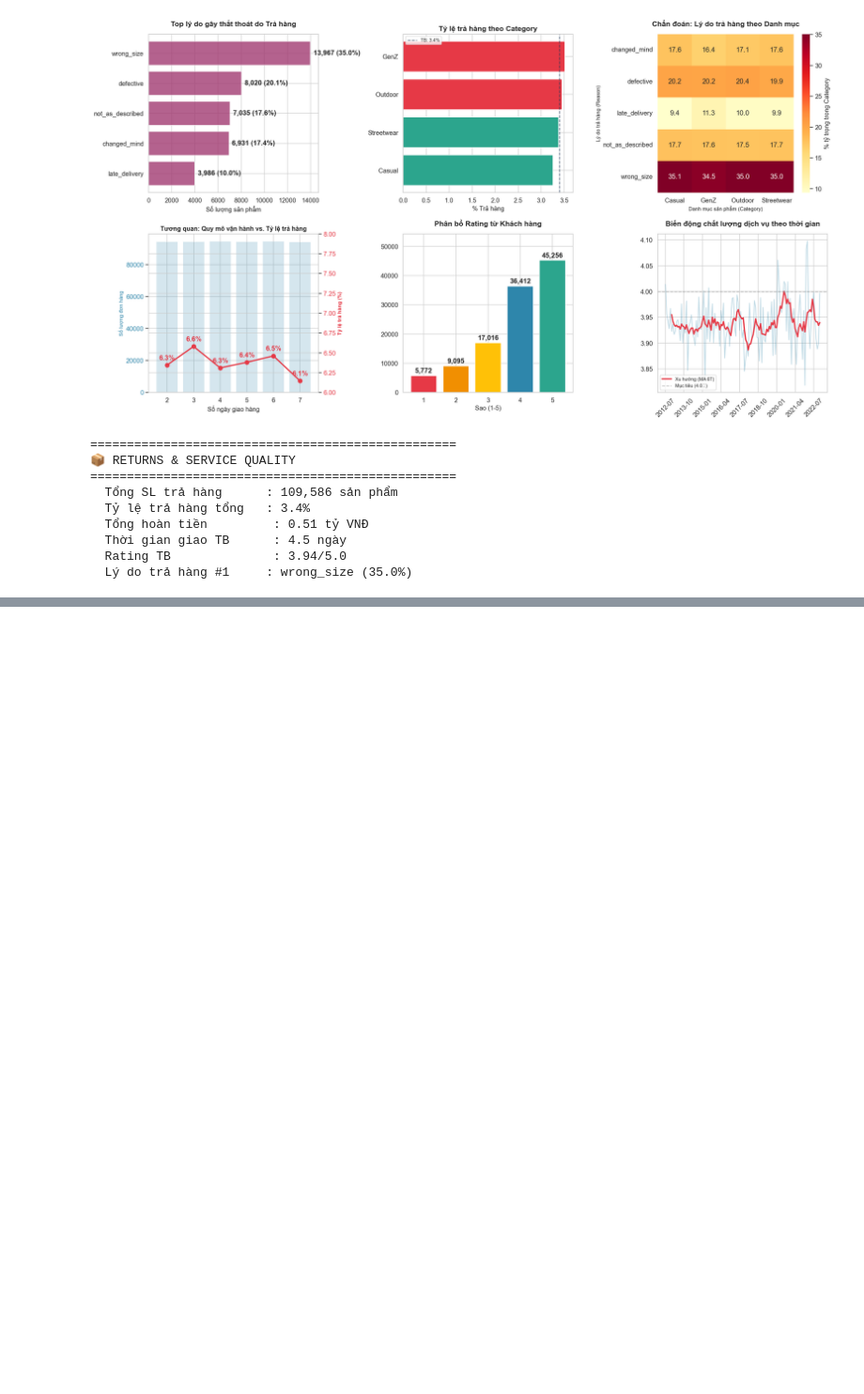
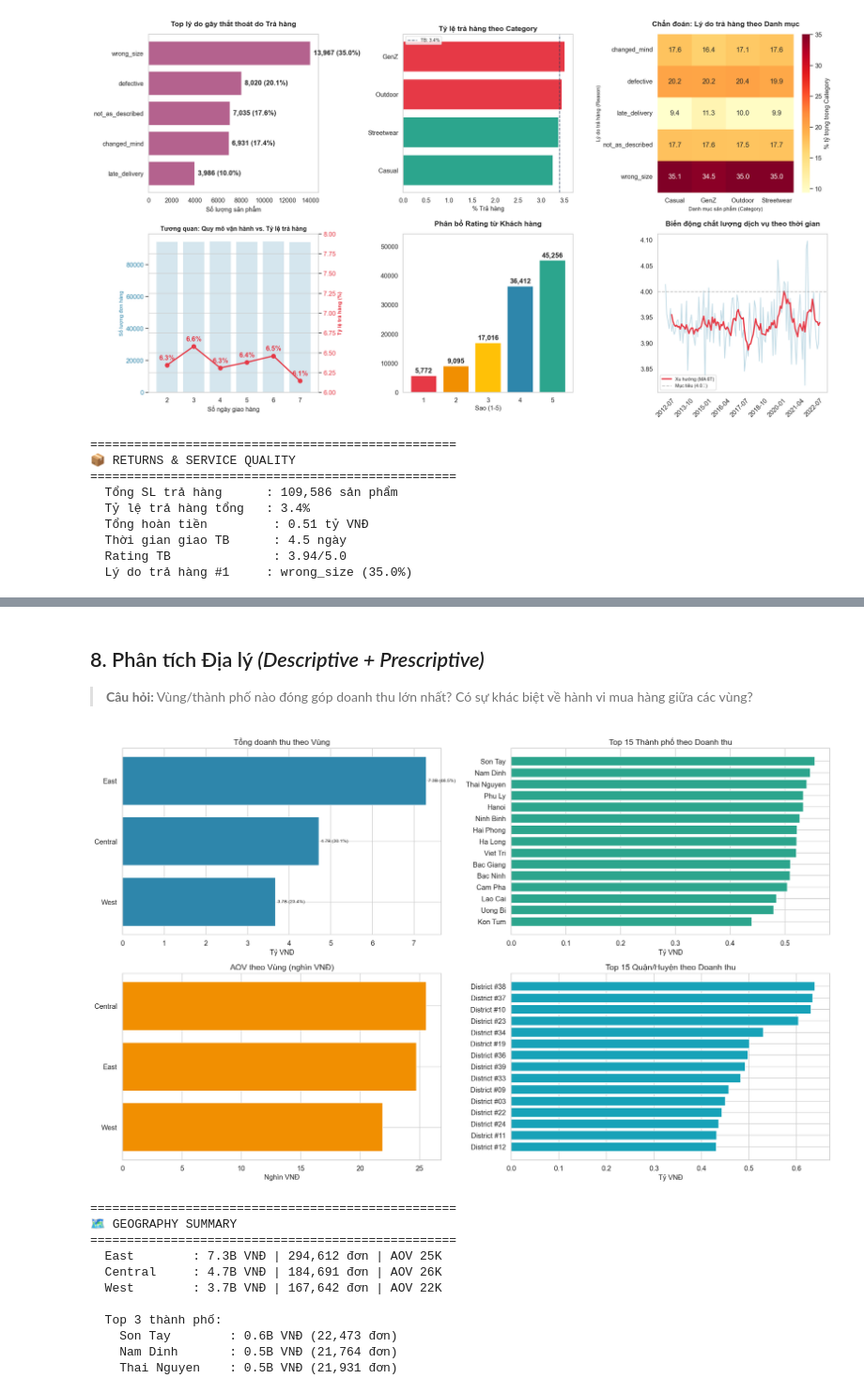
Before and after one commit to trieutienthanh284/Datathon2026, a Jupyter notebook: P2_EDA_Visualization.ipynb, the cells around one changed output, grey strips where cells are left out. Shown at 94% size. Drawn from its saved outputs; the diff is of its cells as text; code cells hidden in the pictures; blank space fills up the shorter version.

```diff
--- a/P2_EDA_Visualization.ipynb
+++ b/P2_EDA_Visualization.ipynb
@@ -328,0 +521,72 @@ print(f"  Lý do trả hàng #1     : {reason_counts.index[0]} ({reason_counts.i
+# %% [markdown]
+## 8. Phân tích Địa lý *(Descriptive + Prescriptive)*
+
+> **Câu hỏi:** Vùng/thành phố nào đóng góp doanh thu lớn nhất? Có sự khác biệt về hành vi mua hàng giữa các vùng?
+# %%
+# Merge orders with geography
+orders_geo = orders.merge(geography, on='zip', how='left')
+orders_geo = orders_geo.merge(payments[['order_id', 'payment_value']], on='order_id', how='left')
+
+fig, axes = plt.subplots(2, 2, figsize=(18, 11))
+
+# 1. Revenue by region
+region_rev = orders_geo.groupby('region')['payment_value'].agg(['sum', 'count', 'mean']).reset_index()
+region_rev = region_rev.sort_values('sum', ascending=True)
+axes[0,0].barh(region_rev['region'], region_rev['sum']/1e9, color=COLORS['primary'], edgecolor='white')
+axes[0,0].set_title('Tổng doanh thu theo Vùng')
+axes[0,0].set_xlabel('Tỷ VNĐ')
+for i, row in region_rev.iterrows():
+    axes[0,0].text(row['sum']/1e9 + 0.05, region_rev.index.get_loc(i),
+                   f"{row['sum']/1e9:.1f}B ({row['sum']/region_rev['sum'].sum()*100:.1f}%)",
+                   va='center', fontsize=8)
+
+# 2. Top 15 cities by revenue
+city_rev = orders_geo.groupby('city')['payment_value'].agg(['sum', 'count', 'mean']).reset_index()
+city_rev = city_rev.sort_values('sum', ascending=False).head(15)
+city_rev = city_rev.sort_values('sum', ascending=True)
+axes[0,1].barh(city_rev['city'], city_rev['sum']/1e9, color=COLORS['success'], edgecolor='white')
+axes[0,1].set_title('Top 15 Thành phố theo Doanh thu')
+axes[0,1].set_xlabel('Tỷ VNĐ')
+
+# 3. AOV by region
+region_rev_sorted = region_rev.sort_values('mean', ascending=True)
+axes[1,0].barh(region_rev_sorted['region'], region_rev_sorted['mean']/1e3, color=COLORS['accent'], edgecolor='white')
+axes[1,0].set_title('AOV theo Vùng (nghìn VNĐ)')
+axes[1,0].set_xlabel('Nghìn VNĐ')
+
+# 4. Orders per capita proxy — orders per district
+district_stats = orders_geo.groupby('district').agg(
+    total_orders=('order_id', 'nunique'),
+    total_revenue=('payment_value', 'sum'),
+    avg_order_value=('payment_value', 'mean')
+).reset_index().sort_values('total_revenue', ascending=False)
+top_districts = district_stats.head(15).sort_values('total_revenue', ascending=True)
+axes[1,1].barh(top_districts['district'], top_districts['total_revenue']/1e9, color=COLORS['teal'], edgecolor='white')
+axes[1,1].set_title('Top 15 Quận/Huyện theo Doanh thu')
+axes[1,1].set_xlabel('Tỷ VNĐ')
+
+plt.tight_layout(); plt.show()
+
+# Regional summary
+print(f"\n{'='*50}")
+print(f"🗺️ GEOGRAPHY SUMMARY")
+print(f"{'='*50}")
+for _, row in region_rev.sort_values('sum', ascending=False).iterrows():
+    print(f"  {row['region']:12s}: {row['sum']/1e9:.1f}B VNĐ | {row['count']:>6,} đơn | AOV {row['mean']/1e3:.0f}K")
+print(f"\n  Top 3 thành phố:")
+top3 = city_rev.sort_values('sum', ascending=False).head(3)
+for _, row in top3.iterrows():
+    print(f"    {row['city']:15s}: {row['sum']/1e9:.1f}B VNĐ ({row['count']:,} đơn)")
+# %% [output]
+[figure, added]
+==================================================
+🗺️ GEOGRAPHY SUMMARY
+==================================================
+  East        : 7.3B VNĐ | 294,612 đơn | AOV 25K
+  Central     : 4.7B VNĐ | 184,691 đơn | AOV 26K
+  West        : 3.7B VNĐ | 167,642 đơn | AOV 22K
+
+  Top 3 thành phố:
+    Son Tay        : 0.6B VNĐ (22,473 đơn)
+    Nam Dinh       : 0.5B VNĐ (21,764 đơn)
+    Thai Nguyen    : 0.5B VNĐ (21,931 đơn)
```
Also changed, not shown: parts of 8 cells of this notebook.
